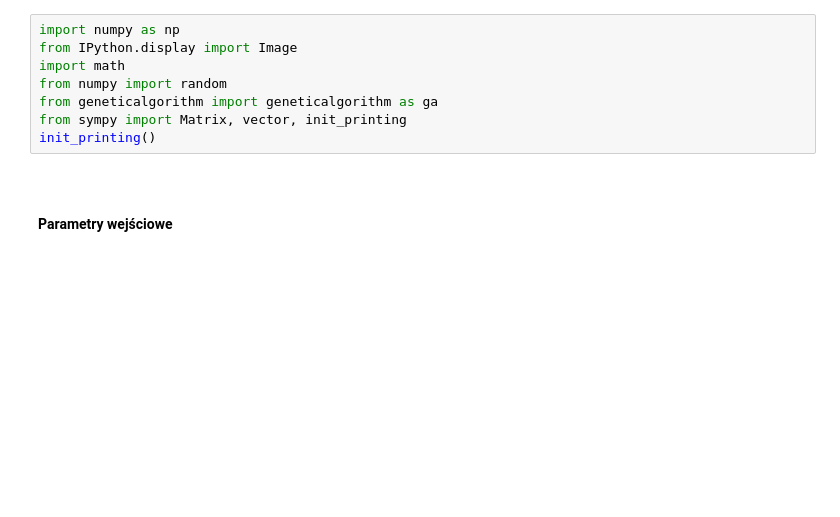
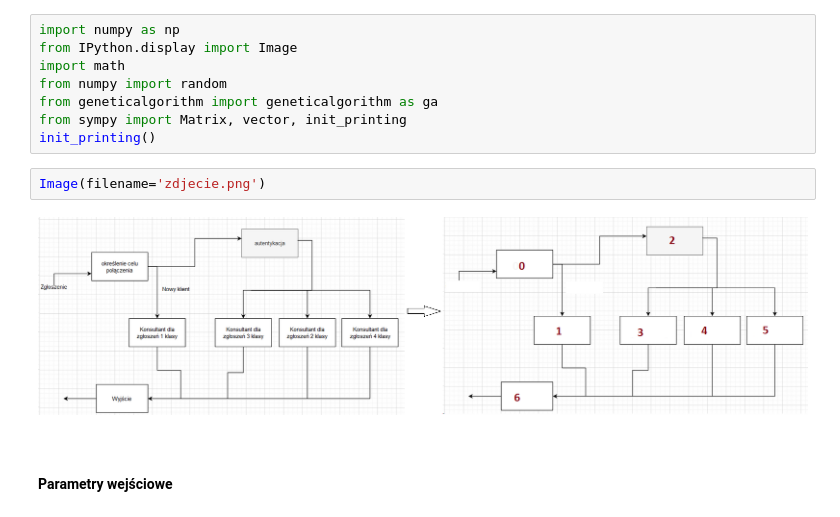
Before and after one commit to karosroczyk/Modele-Kolejkowe, a Jupyter notebook: Siec_v2.ipynb, the cells around one changed output. Saved outputs shown, nothing was run; the diff lists cells and outputs as text; blank space fills up the shorter version.

```diff
--- a/Siec_v2.ipynb
+++ b/Siec_v2.ipynb
@@ -6,6 +6,10 @@ from numpy import random
 from geneticalgorithm import geneticalgorithm as ga
 from sympy import Matrix, vector, init_printing
 init_printing()
+# %%
+Image(filename='zdjecie.png')
+# %% [output]
+[figure, added]
 # %% [markdown]
 <br/><br/>**Parametry wejściowe**
 # %%
```
